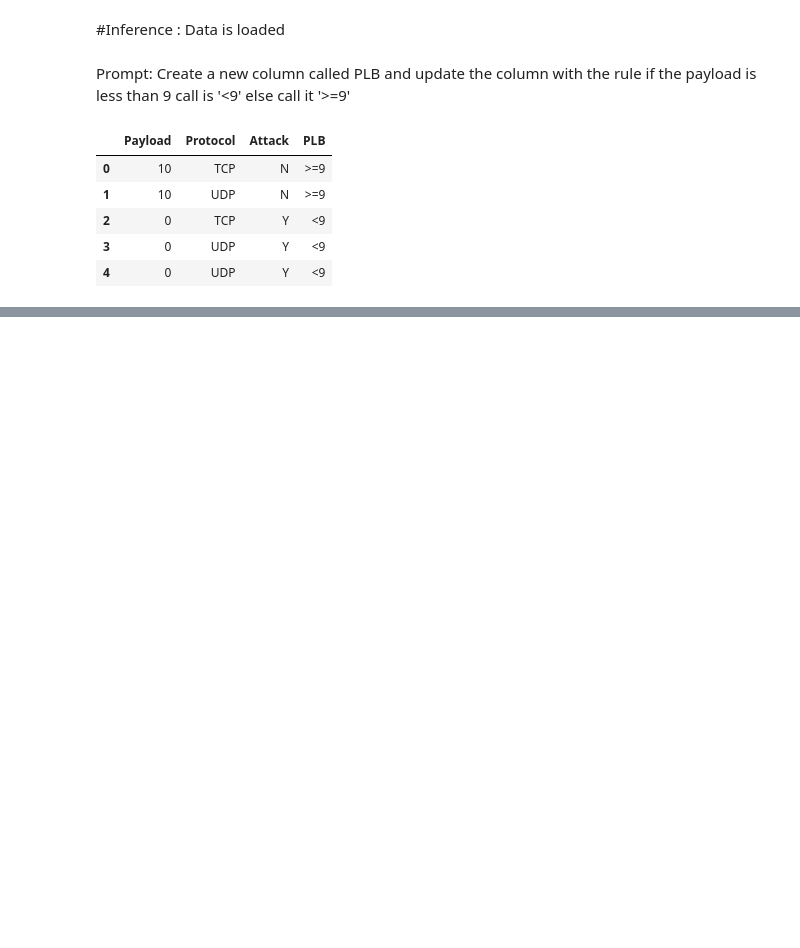
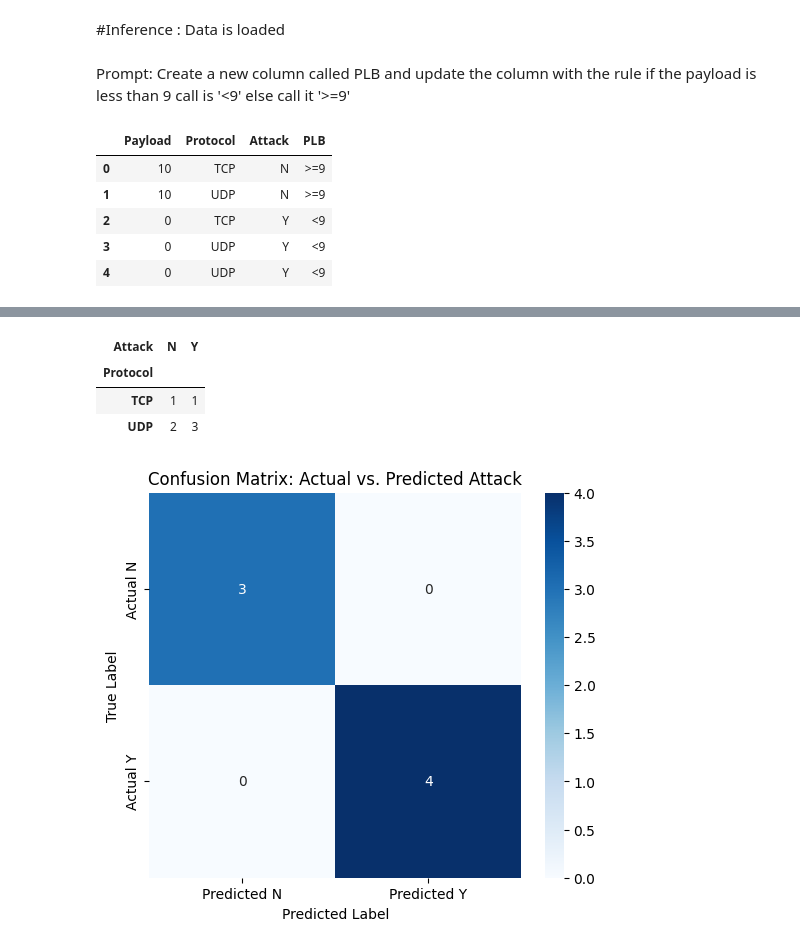
Before and after one commit to dashy0070/Cybersecurity_AI, a Jupyter notebook: NIDS_using_AI.ipynb, the cells around one changed output, grey strips where cells are left out. Drawn from its saved outputs; the diff is of its cells as text; code cells hidden in the pictures; blank space fills up the shorter version.

```diff
--- a/NIDS_using_AI.ipynb
+++ b/NIDS_using_AI.ipynb
@@ -57,0 +135,3 @@ display(df.head())
+# %%
+df['Predicted_Attack'] = df['PLB'].apply(lambda x: 'Attack Yes' if x == '<9' else 'Attack No')
+display(df.head())
@@ -57,0 +197,29 @@ display(df.head())
+# %%
+pivot_table_protocol_attack = df.pivot_table(index='Protocol', columns='Attack', aggfunc='size', fill_value=0)
+display(pivot_table_protocol_attack)
+# %% [output]
+| Attack | N | Y |
+| Protocol |  |  |
+| TCP | 1 | 1 |
+| UDP | 2 | 3 |
+# %%
+from sklearn.metrics import confusion_matrix
+import seaborn as sns
+import matplotlib.pyplot as plt
+
+# Ensure y_true and y_pred are in the correct format ('N', 'Y')
+y_true = df['Attack']
+y_pred_cm = df['Predicted_Attack'].apply(lambda x: 'Y' if x == 'Attack Yes' else 'N')
+
+# Calculate the confusion matrix
+cm = confusion_matrix(y_true, y_pred_cm, labels=['N', 'Y'])
+
+# Plot the confusion matrix as a heatmap
+plt.figure(figsize=(6, 5))
+sns.heatmap(cm, annot=True, fmt='d', cmap='Blues', xticklabels=['Predicted N', 'Predicted Y'], yticklabels=['Actual N', 'Actual Y'])
+plt.xlabel('Predicted Label')
+plt.ylabel('True Label')
+plt.title('Confusion Matrix: Actual vs. Predicted Attack')
+plt.show()
+# %% [output]
+[figure, added]
```
Also changed, not shown: parts of 80 cells of this notebook.
